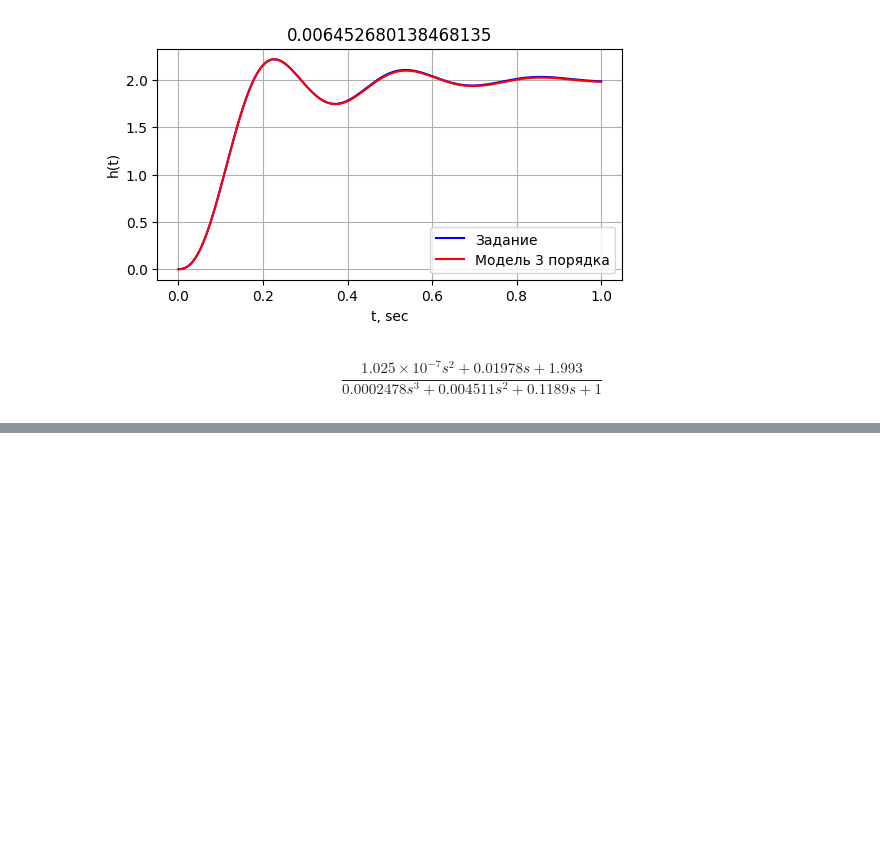
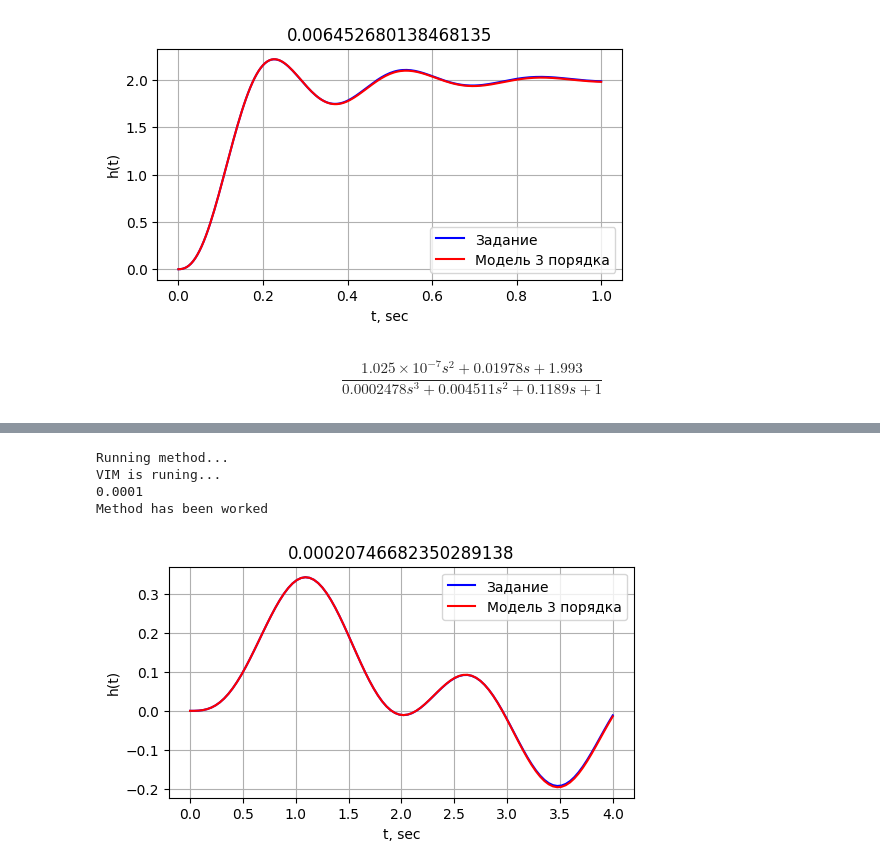
Before and after one commit to artmus208/ident-methods, a Jupyter notebook: test_vim.ipynb, the cells around one changed output, grey strips where cells are left out. Cells and saved outputs as stored; diff of their text form; code cells hidden in the pictures; blank space fills up the shorter version.

```diff
--- a/test_vim.ipynb
+++ b/test_vim.ipynb
@@ -38,0 +63,16 @@ $$\frac{1.025 \times 10^{-7} s^2 + 0.01978 s + 1.993}{0.0002478 s^3 + 0.004511 s
+# %%
+ident2 = IdentifyIt(t_forced, y_forced, 5, 2, u_sin)
+error = ident2.error
+Graph(
+    (
+        [t_forced, y_forced,"Задание",'b'],
+        [ident2.x_m, ident2.y_m, f"Модель {ident.degree} порядка",'r']
+    ),
+    title=f"{error}"
+)
+# %% [output]
+Running method...
+VIM is runing...
+0.0001
+Method has been worked
+[figure, added]
```
Also changed, not shown: parts of 5 cells of this notebook, 1 other file.
